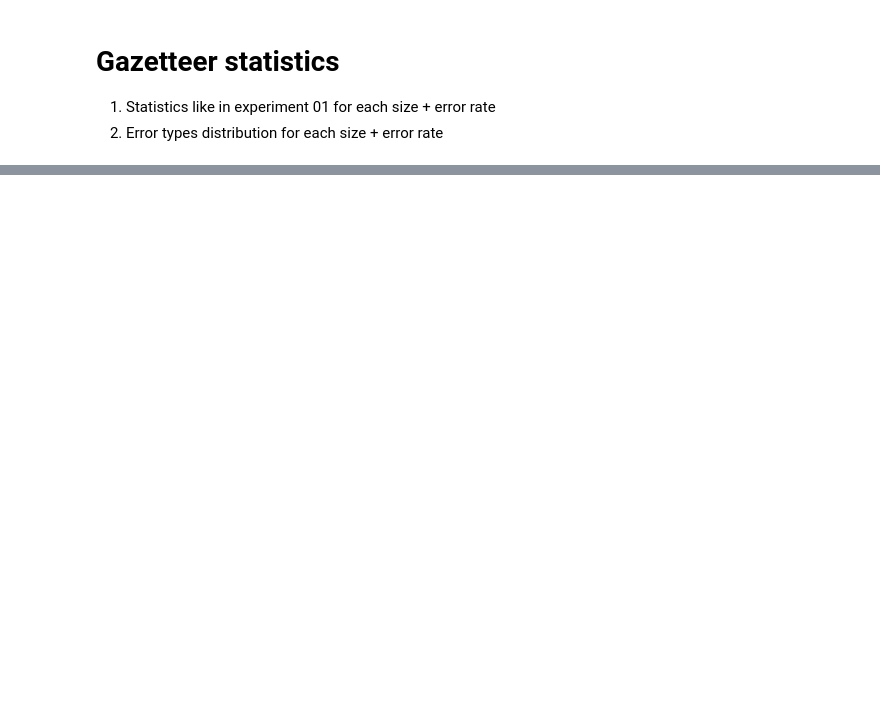
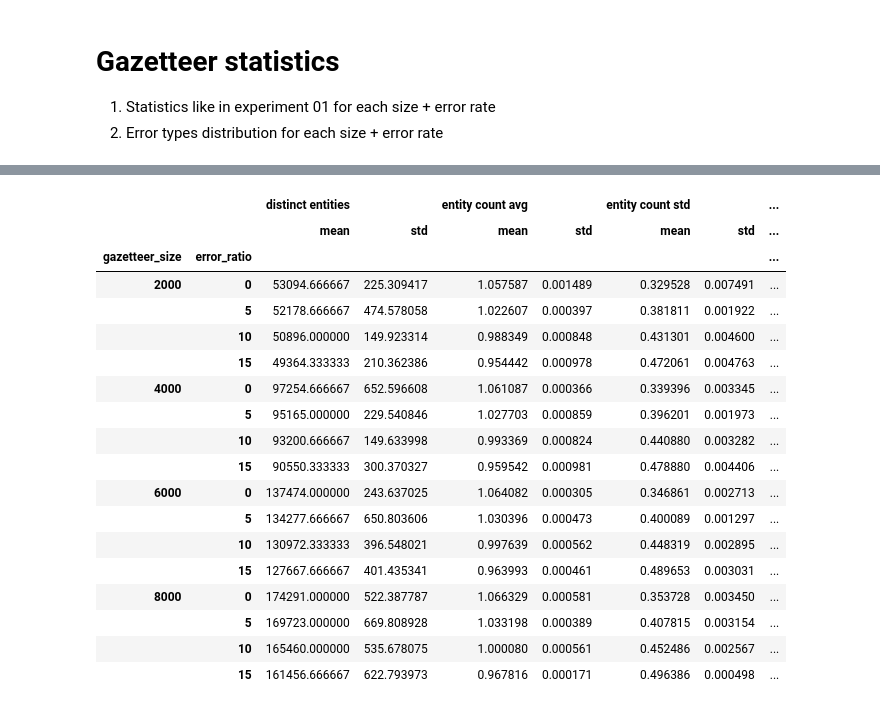
Before and after one commit to roebbert92/thesis, a Jupyter notebook: evaluations/02_content.ipynb, the cells around one changed output, grey strips where cells are left out. Cells and saved outputs as stored; diff of their text form; code cells hidden in the pictures; blank space fills up the shorter version.

```diff
--- a/evaluations/02_content.ipynb
+++ b/evaluations/02_content.ipynb
@@ -867,0 +1363,29 @@ print(df.style.pipe(highlight_correlations).format('{:.4f}').to_latex(
+# %%
+agg_gaz_stats = gaz_stats_df.pivot_table(
+    values=[
+        "total samples", "sample len avg", "sample len std", "total entities",
+        "entity count avg", "entity count std", "distinct entities"
+    ],
+    index=["gazetteer_size", "error_ratio"],
+    aggfunc=["mean", "std"]).swaplevel(0, 1, axis=1).sort_index(axis=1)
+agg_gaz_stats
+# %% [output]
+|  |  | distinct entities |  | entity count avg |  | entity count std |  | ... |
+|  |  | mean | std | mean | std | mean | std | ... |
+| gazetteer_size | error_ratio |  |  |  |  |  |  | ... |
+| 2000 | 0 | 53094.666667 | 225.309417 | 1.057587 | 0.001489 | 0.329528 | 0.007491 | ... |
+|  | 5 | 52178.666667 | 474.578058 | 1.022607 | 0.000397 | 0.381811 | 0.001922 | ... |
+|  | 10 | 50896.000000 | 149.923314 | 0.988349 | 0.000848 | 0.431301 | 0.004600 | ... |
+|  | 15 | 49364.333333 | 210.362386 | 0.954442 | 0.000978 | 0.472061 | 0.004763 | ... |
+| 4000 | 0 | 97254.666667 | 652.596608 | 1.061087 | 0.000366 | 0.339396 | 0.003345 | ... |
+|  | 5 | 95165.000000 | 229.540846 | 1.027703 | 0.000859 | 0.396201 | 0.001973 | ... |
+|  | 10 | 93200.666667 | 149.633998 | 0.993369 | 0.000824 | 0.440880 | 0.003282 | ... |
+|  | 15 | 90550.333333 | 300.370327 | 0.959542 | 0.000981 | 0.478880 | 0.004406 | ... |
+| 6000 | 0 | 137474.000000 | 243.637025 | 1.064082 | 0.000305 | 0.346861 | 0.002713 | ... |
+|  | 5 | 134277.666667 | 650.803606 | 1.030396 | 0.000473 | 0.400089 | 0.001297 | ... |
+|  | 10 | 130972.333333 | 396.548021 | 0.997639 | 0.000562 | 0.448319 | 0.002895 | ... |
+|  | 15 | 127667.666667 | 401.435341 | 0.963993 | 0.000461 | 0.489653 | 0.003031 | ... |
+| 8000 | 0 | 174291.000000 | 522.387787 | 1.066329 | 0.000581 | 0.353728 | 0.003450 | ... |
+|  | 5 | 169723.000000 | 669.808928 | 1.033198 | 0.000389 | 0.407815 | 0.003154 | ... |
+|  | 10 | 165460.000000 | 535.678075 | 1.000080 | 0.000561 | 0.452486 | 0.002567 | ... |
+|  | 15 | 161456.666667 | 622.793973 | 0.967816 | 0.000171 | 0.496386 | 0.000498 | ... |
```
Also changed, not shown: parts of 24 cells of this notebook.
